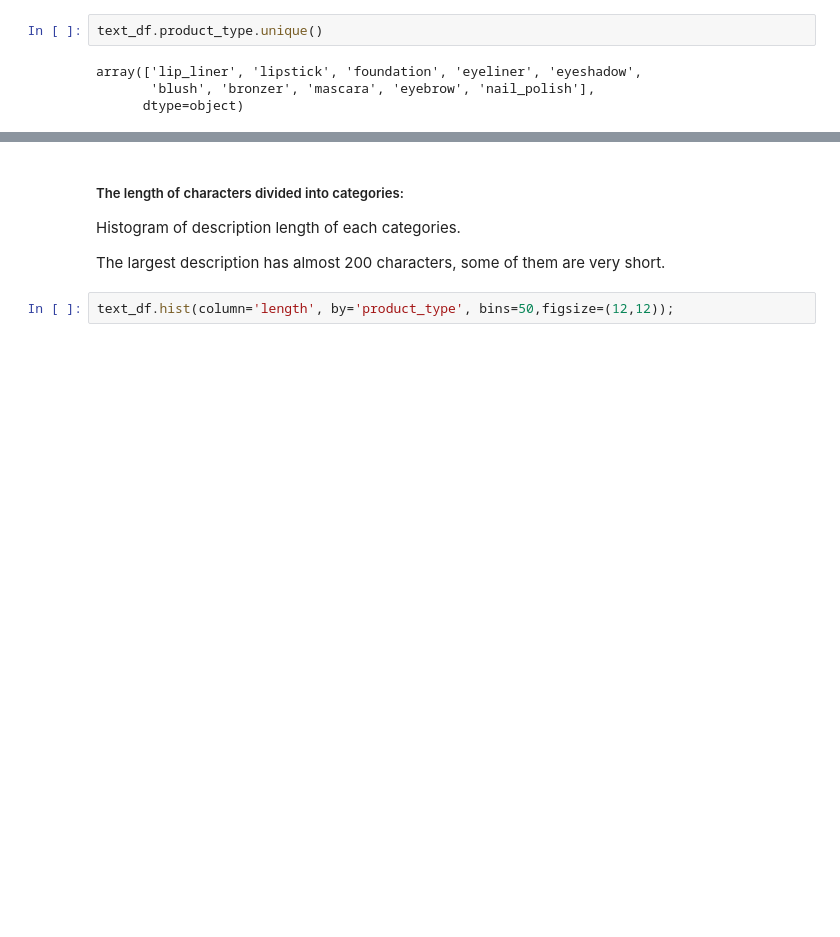
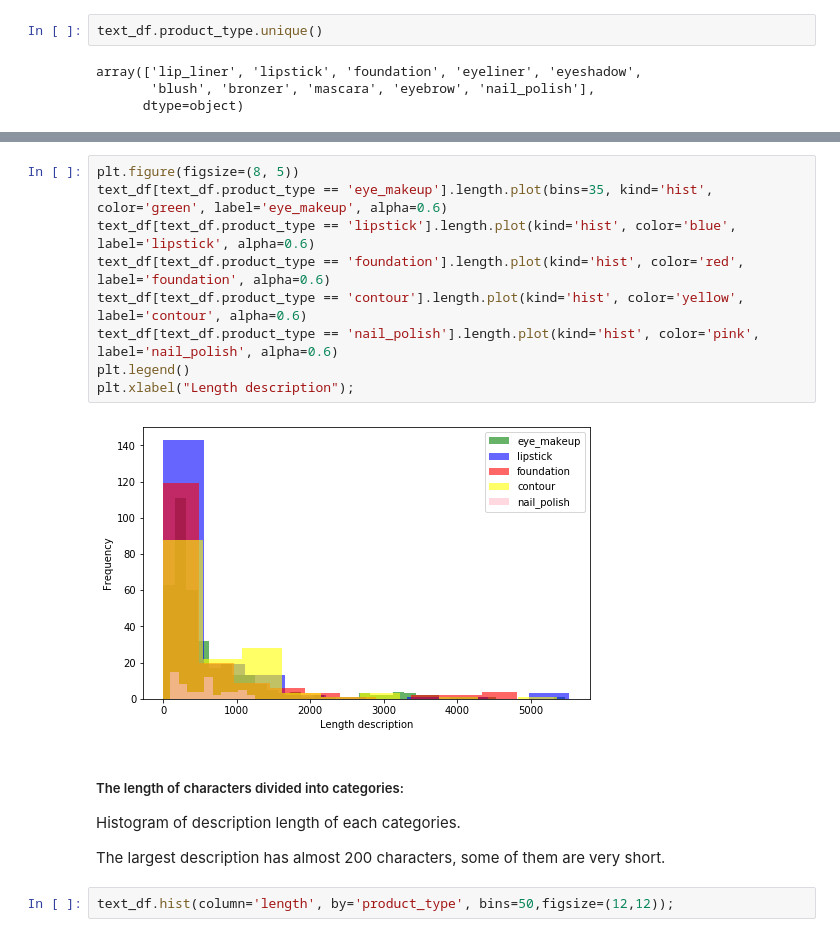
Before and after one commit to aniass/Product-Categorization-NLP, a Jupyter notebook: Text_analysis.ipynb, the cells around one changed output, grey strips where cells are left out. Saved outputs shown, nothing was run; the diff lists cells and outputs as text; blank space fills up the shorter version.

```diff
--- a/Text_analysis.ipynb
+++ b/Text_analysis.ipynb
@@ -209,3 +215,14 @@ text_df['length'].plot(bins=50, kind='hist');
+# %%
+plt.figure(figsize=(8, 5))
+text_df[text_df.product_type == 'eye_makeup'].length.plot(bins=35, kind='hist', color='green', label='eye_makeup', alpha=0.6)
+text_df[text_df.product_type == 'lipstick'].length.plot(kind='hist', color='blue', label='lipstick', alpha=0.6)
+text_df[text_df.product_type == 'foundation'].length.plot(kind='hist', color='red', label='foundation', alpha=0.6)
+text_df[text_df.product_type == 'contour'].length.plot(kind='hist', color='yellow', label='contour', alpha=0.6)
+text_df[text_df.product_type == 'nail_polish'].length.plot(kind='hist', color='pink', label='nail_polish', alpha=0.6)
+plt.legend()
+plt.xlabel("Length description");
+# %% [output]
+[figure, added]
 # %% [markdown]
 ##### The length of characters divided into categories:
 Histogram of description length of each categories.
```
Also changed, not shown: parts of 105 cells of this notebook, 1 other file.
